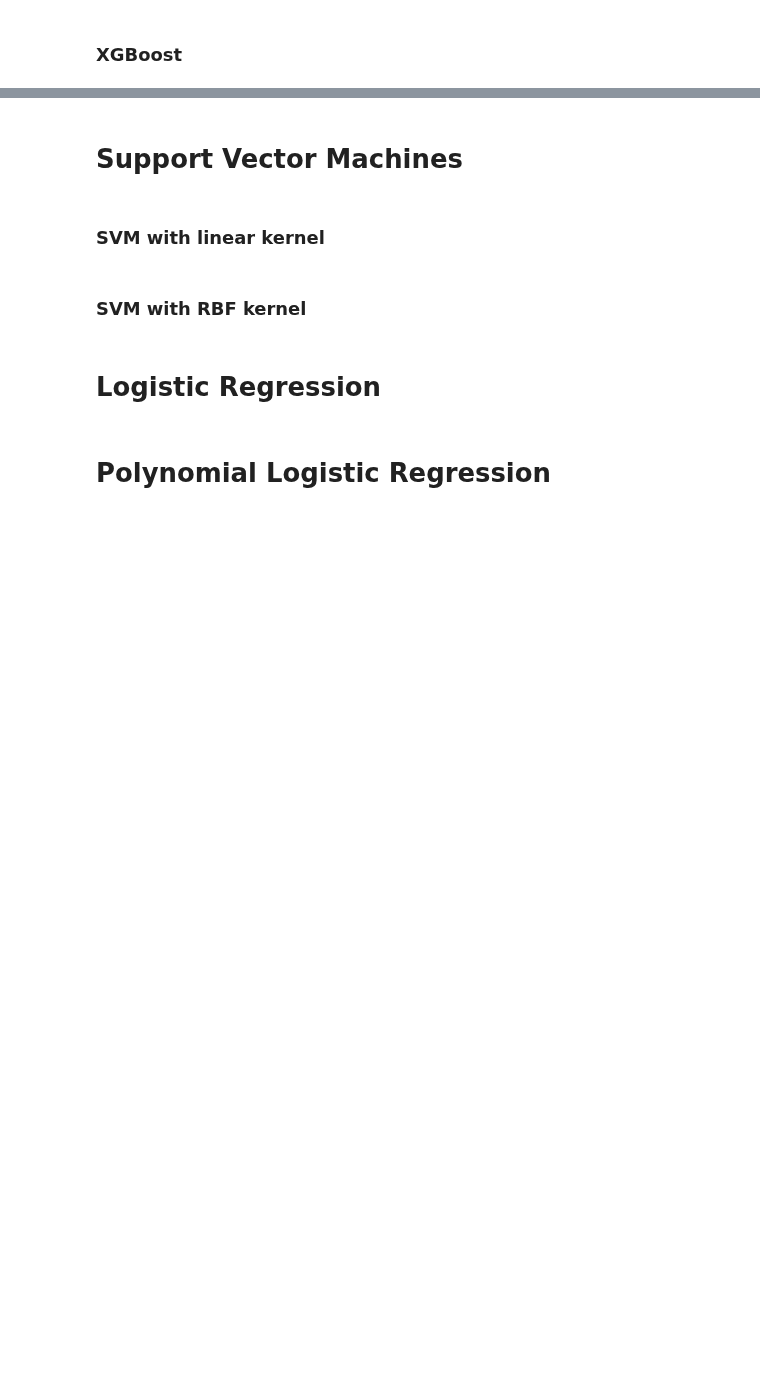
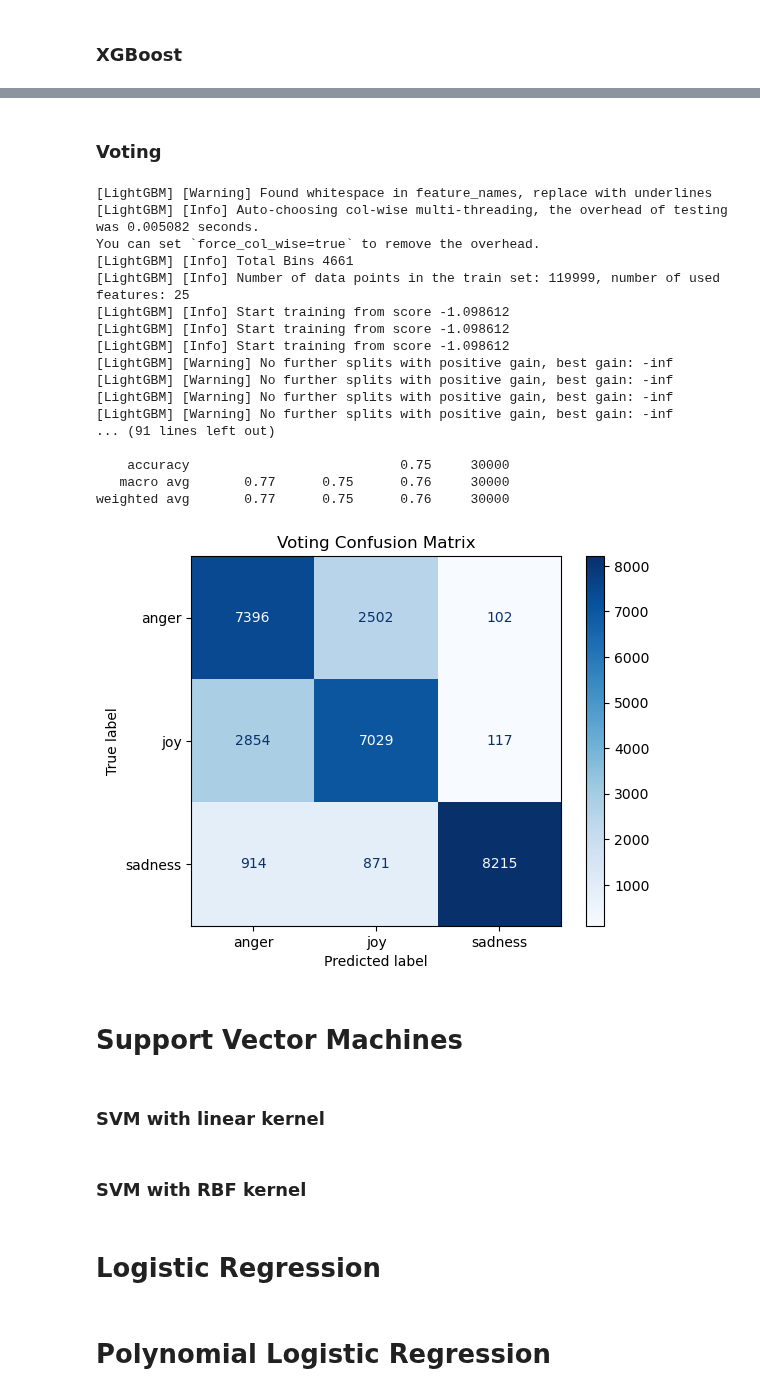
Before and after one commit to danielromerom/spotify-lyrical-analysis, a Jupyter notebook: notebooks/spotify_data_exploration.ipynb, the cells around one changed output, grey strips where cells are left out. Cells and saved outputs as stored; diff of their text form; code cells hidden in the pictures; blank space fills up the shorter version.

```diff
--- a/notebooks/spotify_data_exploration.ipynb
+++ b/notebooks/spotify_data_exploration.ipynb
@@ -788,3 +1016,32 @@ y_pred_xgb = train_test_evaluate(xgb, visualize = True, model_name = "Base XGBoo
+# %% [markdown]
+<h3>Voting</h3>
+# %%
+from sklearn.ensemble import VotingClassifier
+voting=VotingClassifier(
+    estimators=[('xgb',xgb), ('lgb',lgb)],
+    voting='soft'
+)
+voting.fit(X_train_final, y_train)
+y_pred_vote = train_test_evaluate(voting,visualize=True,model_name="Voting",X_train=X_train_final,X_test=X_test_final)
+# %% [output]
+[LightGBM] [Warning] Found whitespace in feature_names, replace with underlines
+[LightGBM] [Info] Auto-choosing col-wise multi-threading, the overhead of testing was 0.005082 seconds.
+You can set `force_col_wise=true` to remove the overhead.
+[LightGBM] [Info] Total Bins 4661
+[LightGBM] [Info] Number of data points in the train set: 119999, number of used features: 25
+[LightGBM] [Info] Start training from score -1.098612
+[LightGBM] [Info] Start training from score -1.098612
+[LightGBM] [Info] Start training from score -1.098612
+[LightGBM] [Warning] No further splits with positive gain, best gain: -inf
+[LightGBM] [Warning] No further splits with positive gain, best gain: -inf
+[LightGBM] [Warning] No further splits with positive gain, best gain: -inf
+[LightGBM] [Warning] No further splits with positive gain, best gain: -inf
+... (91 lines left out)
+
+    accuracy                           0.75     30000
+   macro avg       0.77      0.75      0.76     30000
+weighted avg       0.77      0.75      0.76     30000
+[figure, added]
 # %% [markdown]
 <h1>Support Vector Machines</h1>
 # %% [markdown]
```
Also changed, not shown: parts of 20 cells of this notebook.
